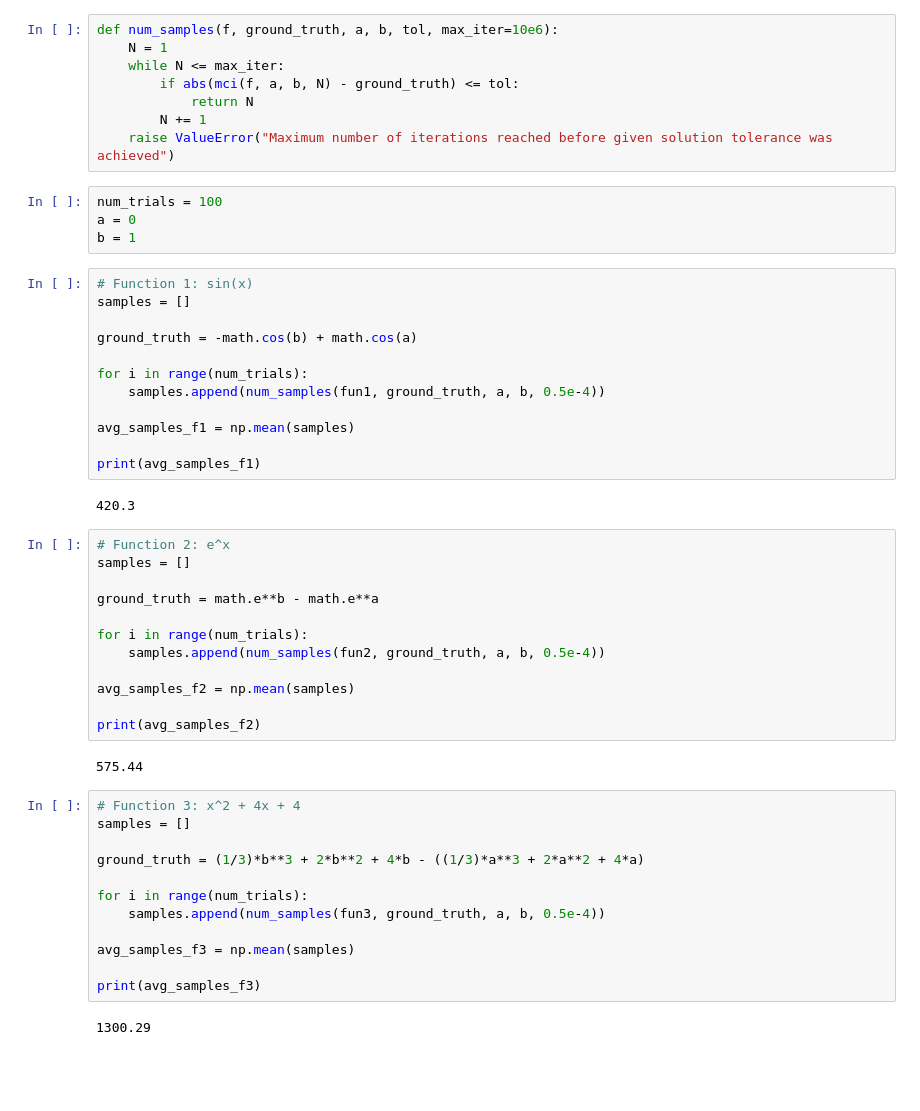
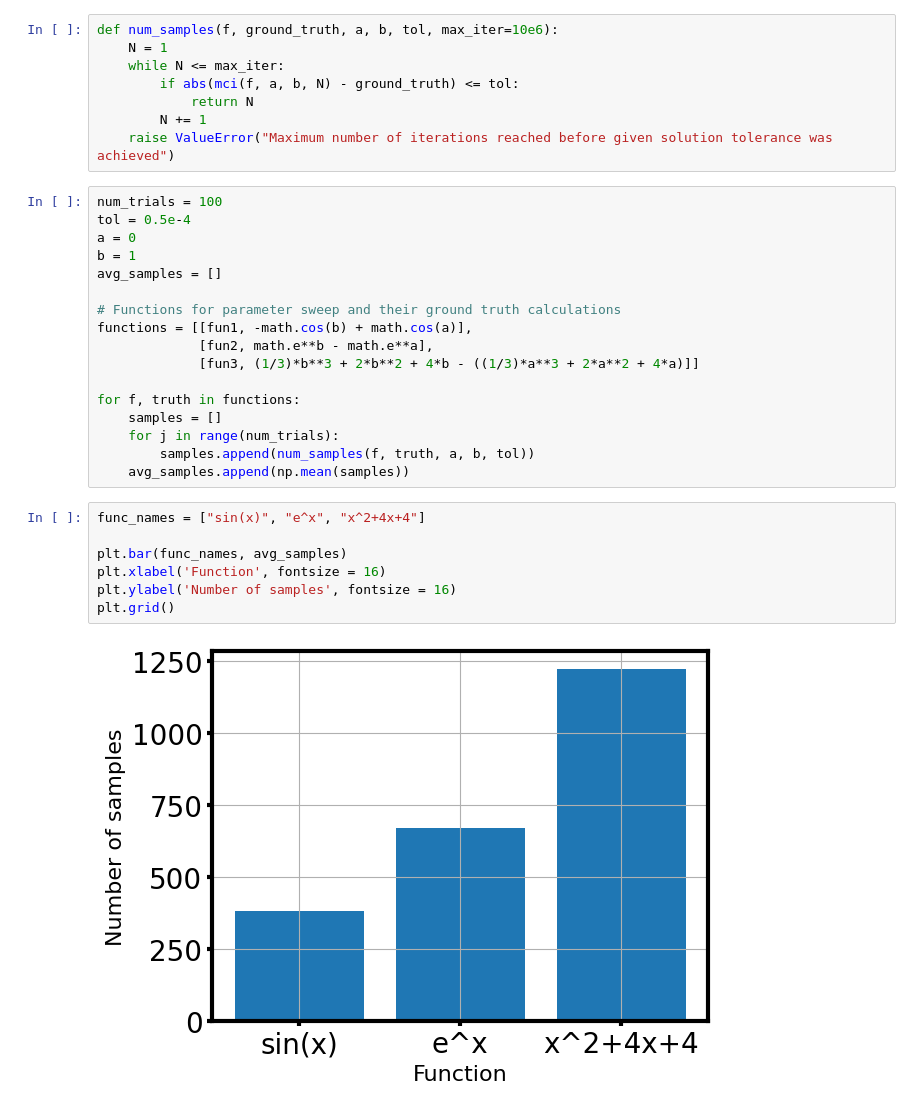
Before and after one commit to jayceeh8/me360_project, a Jupyter notebook: me360_project.ipynb, the cells around one changed output. Drawn from its saved outputs; the diff is of its cells as text; blank space fills up the shorter version.

Commit message:
Condensed code for specific question 2 and graphed it

```diff
--- a/me360_project.ipynb
+++ b/me360_project.ipynb
@@ -102,47 +103,27 @@ def num_samples(f, ground_truth, a, b, tol, max_iter=10e6):
     raise ValueError("Maximum number of iterations reached before given solution tolerance was achieved")
 # %%
 num_trials = 100
+tol = 0.5e-4
 a = 0
 b = 1
+avg_samples = []
+
+# Functions for parameter sweep and their ground truth calculations
+functions = [[fun1, -math.cos(b) + math.cos(a)],
+             [fun2, math.e**b - math.e**a],
+             [fun3, (1/3)*b**3 + 2*b**2 + 4*b - ((1/3)*a**3 + 2*a**2 + 4*a)]]
+
+for f, truth in functions:
+    samples = []
+    for j in range(num_trials):
+        samples.append(num_samples(f, truth, a, b, tol))
+    avg_samples.append(np.mean(samples))
-# %%
-# Function 1: sin(x)
-samples = []
-
-ground_truth = -math.cos(b) + math.cos(a)
-
-for i in range(num_trials):
-    samples.append(num_samples(fun1, ground_truth, a, b, 0.5e-4))
-
-avg_samples_f1 = np.mean(samples)
-
-print(avg_samples_f1)
-# %% [output]
-420.3
-# %%
-# Function 2: e^x
-samples = []
-
-ground_truth = math.e**b - math.e**a
-
-for i in range(num_trials):
-    samples.append(num_samples(fun2, ground_truth, a, b, 0.5e-4))
-
-avg_samples_f2 = np.mean(samples)
-
-print(avg_samples_f2)
-# %% [output]
-575.44
-# %%
-# Function 3: x^2 + 4x + 4
-samples = []
-
-ground_truth = (1/3)*b**3 + 2*b**2 + 4*b - ((1/3)*a**3 + 2*a**2 + 4*a)
-
-for i in range(num_trials):
-    samples.append(num_samples(fun3, ground_truth, a, b, 0.5e-4))
-
-avg_samples_f3 = np.mean(samples)
-
-print(avg_samples_f3)
-# %% [output]
-1300.29
+# %%
+func_names = ["sin(x)", "e^x", "x^2+4x+4"]
+
+plt.bar(func_names, avg_samples)
+plt.xlabel('Function', fontsize = 16)
+plt.ylabel('Number of samples', fontsize = 16)
+plt.grid()
+# %% [output]
+[figure, added]
```
Also changed, not shown: parts of 3 cells of this notebook.
